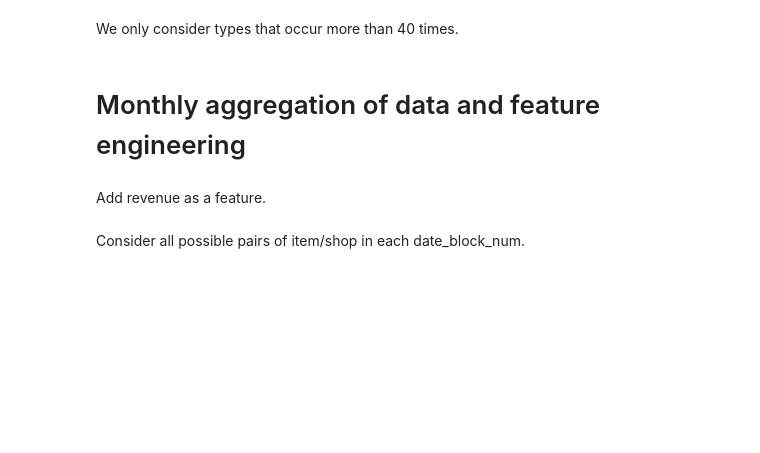
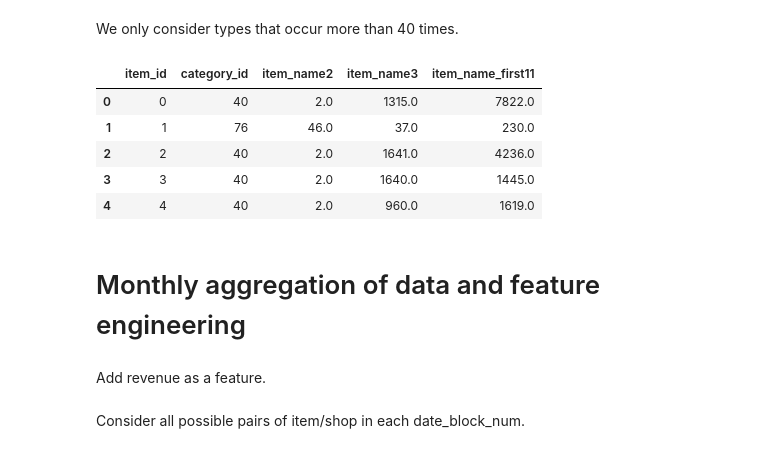
Before and after one commit to MarcusAlexanderC/Kaggle_Predict_Future_Sales, a Jupyter notebook: 1_data_prep.ipynb, the cells around one changed output. Saved outputs shown, nothing was run; the diff lists cells and outputs as text; code cells hidden in the pictures; blank space fills up the shorter version.

```diff
--- a/1_data_prep.ipynb
+++ b/1_data_prep.ipynb
@@ -88,9 +154,9 @@ sns.countplot(x = 'category', data = shops)
 # %% [markdown]
 We only keep a category if there are 5 or more shops of that category, otherwise we set 'Other'.
 # %%
-categories = []
-for cat in shops.category.unique():
-    if len(shops[shops.category == cat]) >= 5:
-        categories.append(cat)
-shops.category = shops.category.apply(lambda x: x if (x in categories) else 'Other')
+#categories = []
+#for cat in shops.category.unique():
+#    if len(shops[shops.category == cat]) >= 5:
+#        categories.append(cat)
+#shops.category = shops.category.apply(lambda x: x if (x in categories) else 'Other')
 # %%
@@ -212,17 +340,29 @@ We only consider types that occur more than 40 times.
 # %%
 group_sum = items.groupby(["type"]).agg({"item_id": "count"})
 group_sum = group_sum.reset_index()
 drop_cats = []
 for cat in group_sum.type.unique():
     if group_sum.loc[(group_sum.type == cat), "item_id"].values[0] <= 40:
         drop_cats.append(cat)
 items.item_name2 = items.item_name2.apply(lambda x: "Other" if (x in drop_cats) else x )
 items = items.drop(["type"], axis = 1)
 
-items.item_name2 = OrdinalEncoder().fit_transform(items.item_name2.values.reshape(1, -1))[0]
-items.item_name3 = OrdinalEncoder().fit_transform(items.item_name3.values.reshape(1, -1))[0]
+#items.item_name2 = OrdinalEncoder().fit_transform(items.item_name2.values.reshape(1, -1))[0]
+#items.item_name3 = OrdinalEncoder().fit_transform(items.item_name3.values.reshape(1, -1))[0]
+
+items[['item_name2', 'item_name3', 'item_name_first11']] = OrdinalEncoder().\
+fit_transform(items[['item_name2', 'item_name3', 'item_name_first11']])
 
 items = items.drop(["item_name", "item_name1"], axis = 1)
+
+items.head()
+# %% [output]
+|  | item_id | category_id | item_name2 | item_name3 | item_name_first11 |
+| 0 | 0 | 40 | 2.0 | 1315.0 | 7822.0 |
+| 1 | 1 | 76 | 46.0 | 37.0 | 230.0 |
+| 2 | 2 | 40 | 2.0 | 1641.0 | 4236.0 |
+| 3 | 3 | 40 | 2.0 | 1640.0 | 1445.0 |
+| 4 | 4 | 40 | 2.0 | 960.0 | 1619.0 |
 # %% [markdown]
 # Monthly aggregation of data and feature engineering
 # %% [markdown]
```
Also changed, not shown: parts of 60 cells of this notebook, 3 other files.
